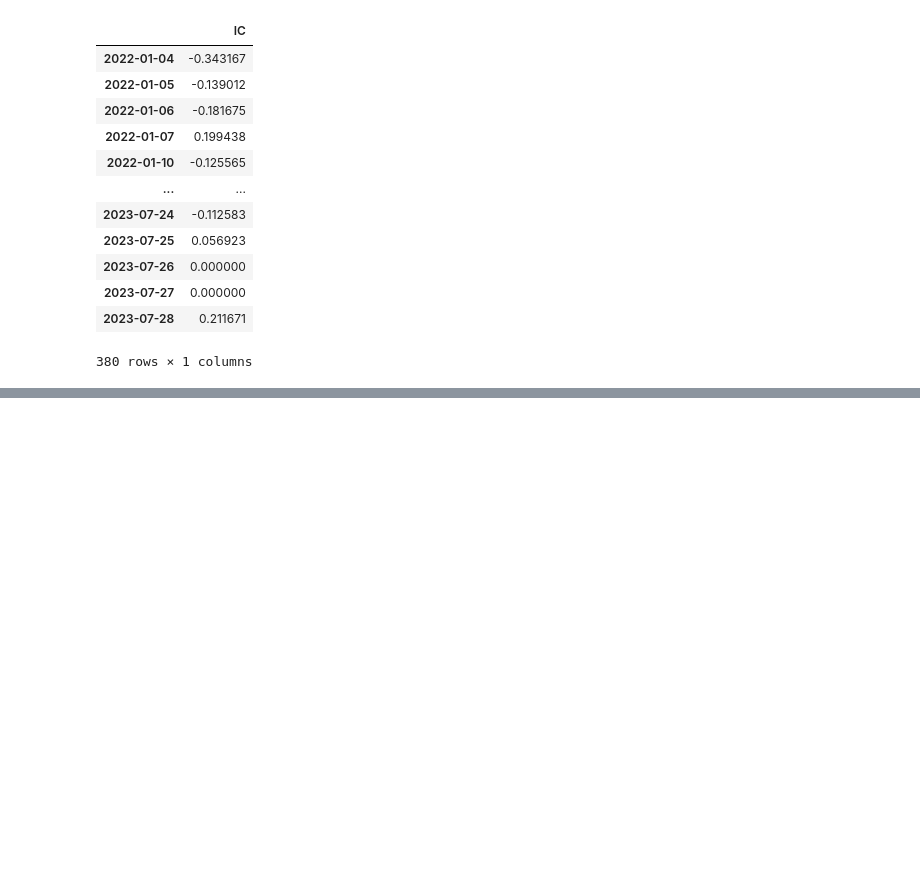
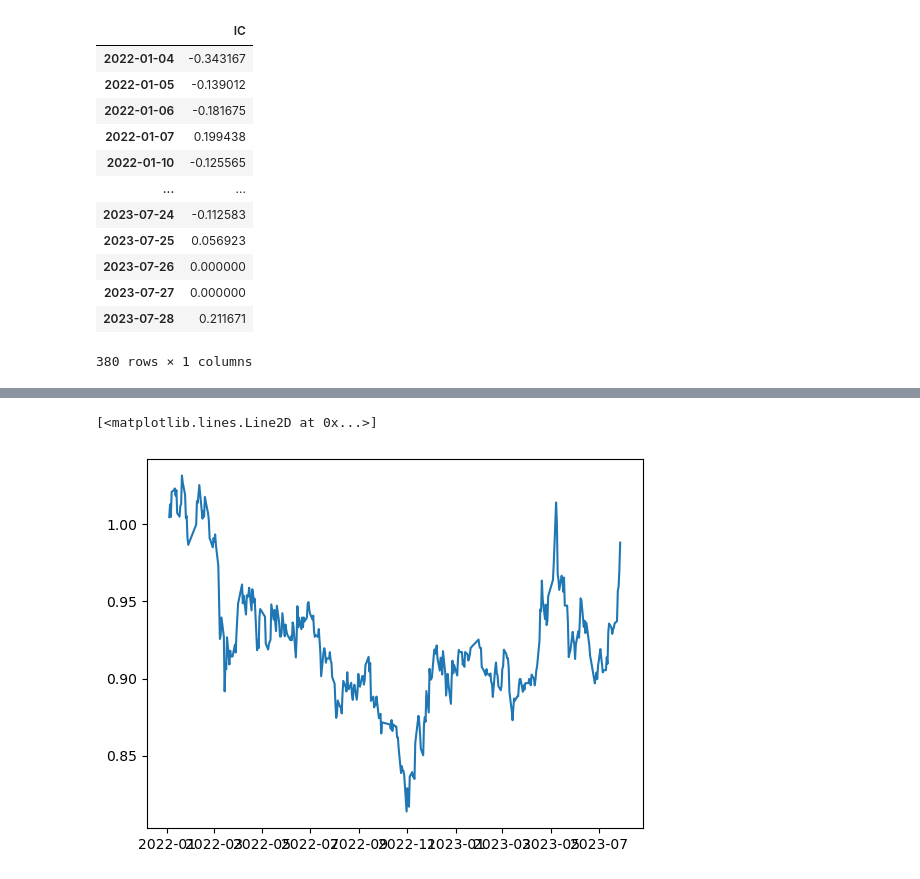
Before and after one commit to KangruiYuan/XQuant, a Jupyter notebook: ModuleTests/BaseTest.ipynb, the cells around one changed output, grey strips where cells are left out. Cells and saved outputs as stored; diff of their text form; code cells hidden in the pictures; blank space fills up the shorter version.

```diff
--- a/ModuleTests/BaseTest.ipynb
+++ b/ModuleTests/BaseTest.ipynb
@@ -22,0 +84,9 @@ IC
+# %%
+import numpy as np
+# nav = np.cumprod(s.returns['600000.SH'] + 1) - 1
+nav = np.cumsum(s.returns['600000.SH']) + 1
+# %%
+plt.plot(nav)
+# %% [output]
+[<matplotlib.lines.Line2D at 0x...>]
+[figure, added]
```
Also changed, not shown: parts of 5 cells of this notebook, 8 other files.
